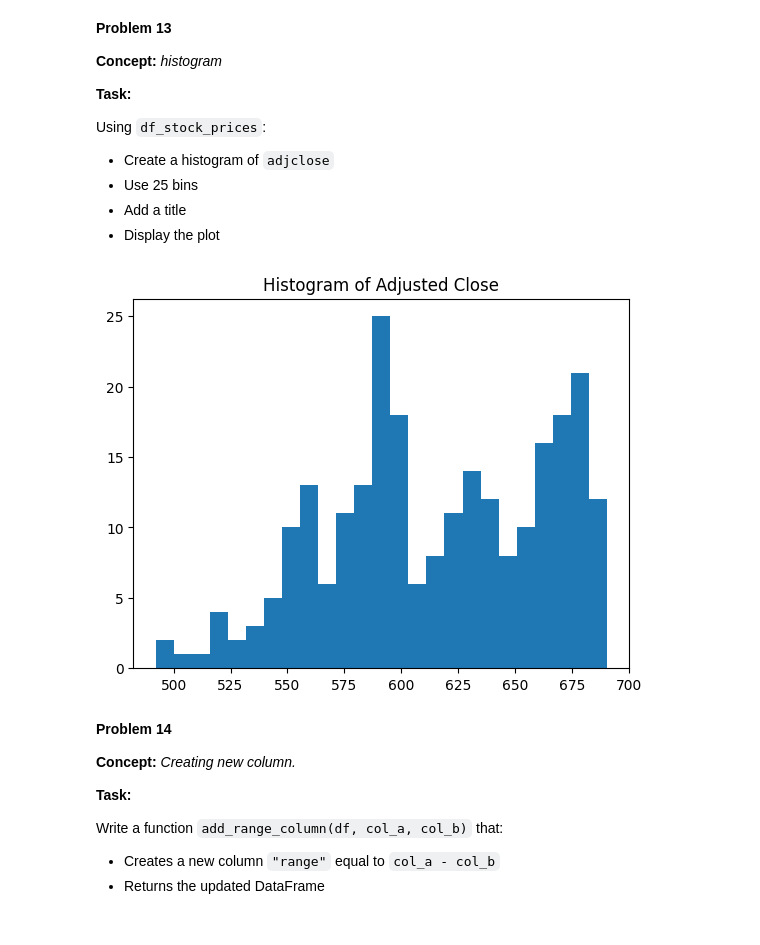
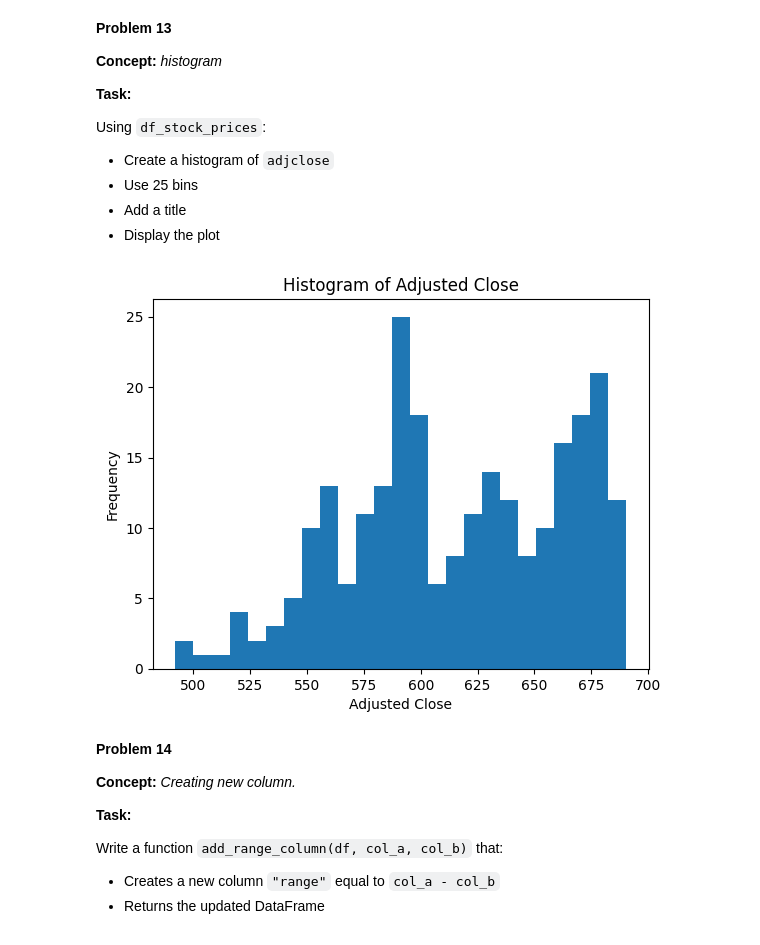
Before and after one commit to ckbaker78/homework3-, a Jupyter notebook: week-10/homework-6.ipynb, the cells around one changed output. Drawn from its saved outputs; the diff is of its cells as text; code cells hidden in the pictures.

```diff
--- a/week-10/homework-6.ipynb
+++ b/week-10/homework-6.ipynb
@@ -709,12 +703,14 @@ Using `df_stock_prices`:
 # %%
 # Your Solution
 
 
 plt.hist(df_stock_prices['adjclose'], bins= 25)
 plt.title('Histogram of Adjusted Close')
+plt.xlabel('Adjusted Close')
+plt.ylabel('Frequency')
 plt.show()
 # %% [output]
-[figure, old version]
+[figure, new version]
 # %% [markdown]
 **Problem 14**
 
```
Also changed, not shown: parts of 11 cells of this notebook.
